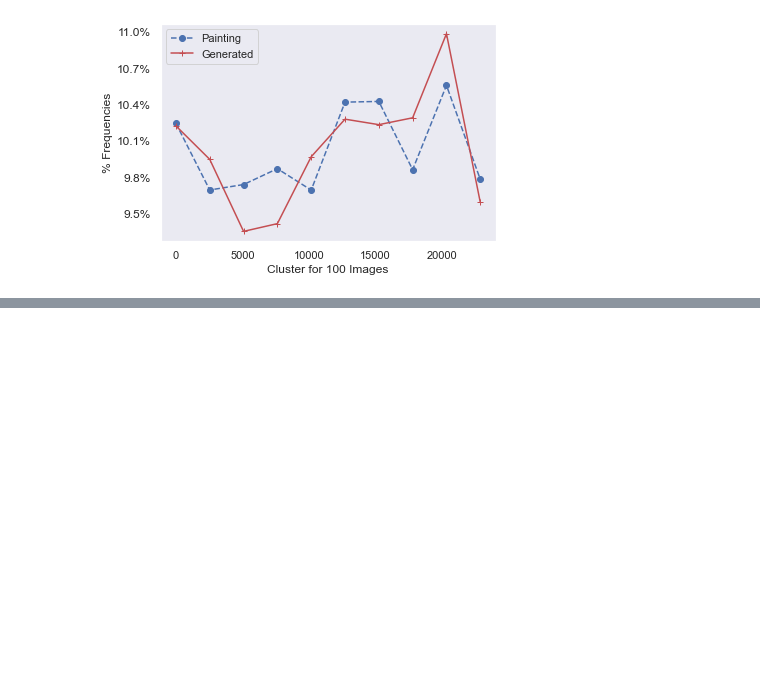
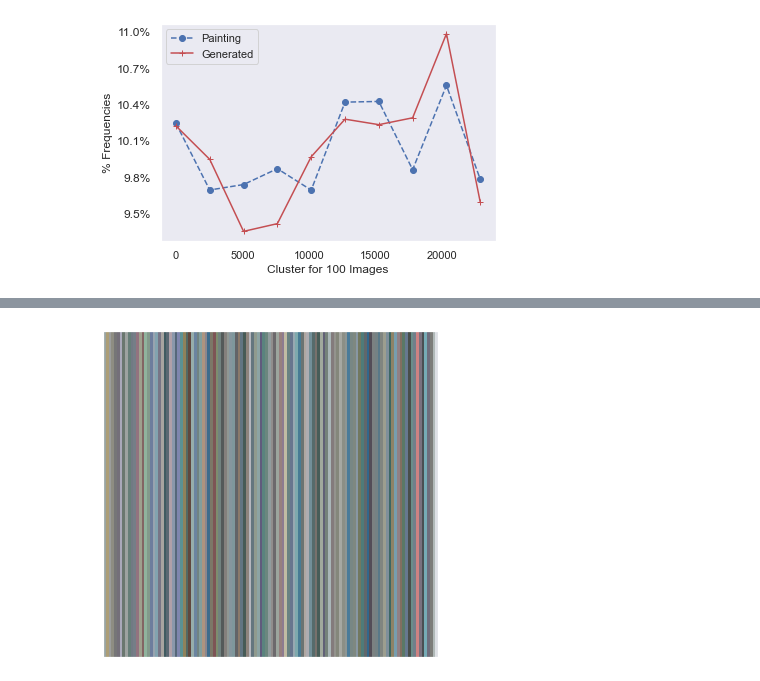
Before and after one commit to arpit2412/Generative-Adversarial-Network-, a Jupyter notebook: CycleGAN/KNN.ipynb, the cells around one changed output, grey strips where cells are left out. Saved outputs shown, nothing was run; the diff lists cells and outputs as text; code cells hidden in the pictures; blank space fills up the shorter version.

```diff
--- a/CycleGAN/KNN.ipynb
+++ b/CycleGAN/KNN.ipynb
@@ -431,0 +395,8 @@ plt.draw()
+# %%
+fig, ax = plt.subplots(figsize=(6, 6))
+ax.axis(xmin=0, xmax=len(scaled_colours))
+ax.tick_params(left=False, labelleft=False, bottom=False, labelbottom=False)
+for index, colour in enumerate(scaled_colours):
+    ax.axvspan(index, index + 1, color=colour)
+# %% [output]
+[figure, added]
```
Also changed, not shown: parts of 60 cells of this notebook.
